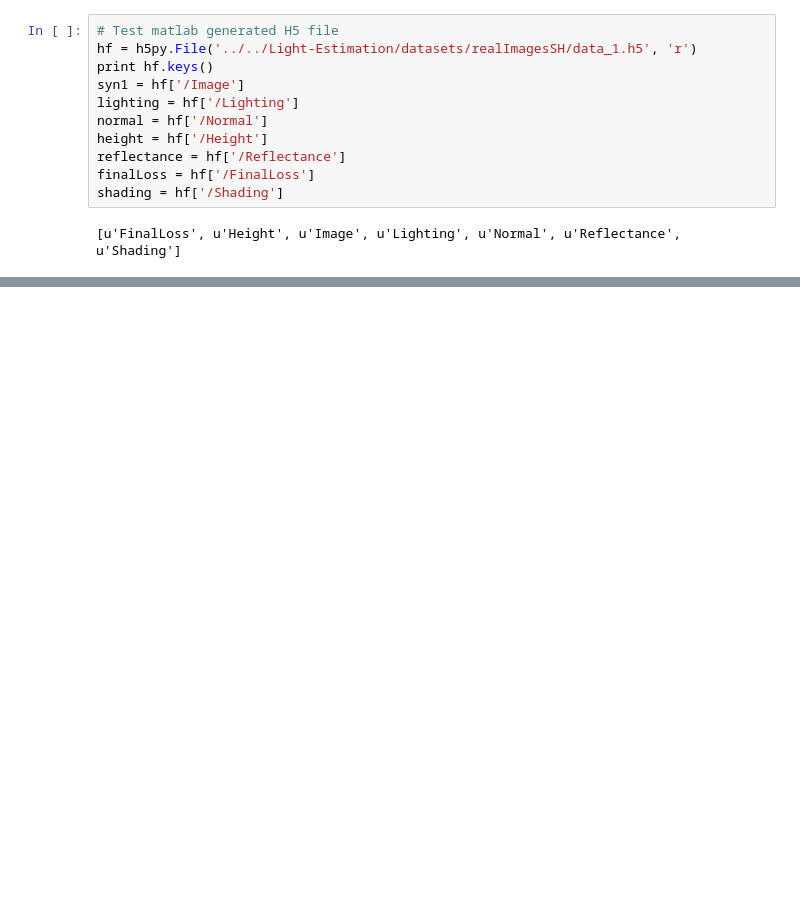
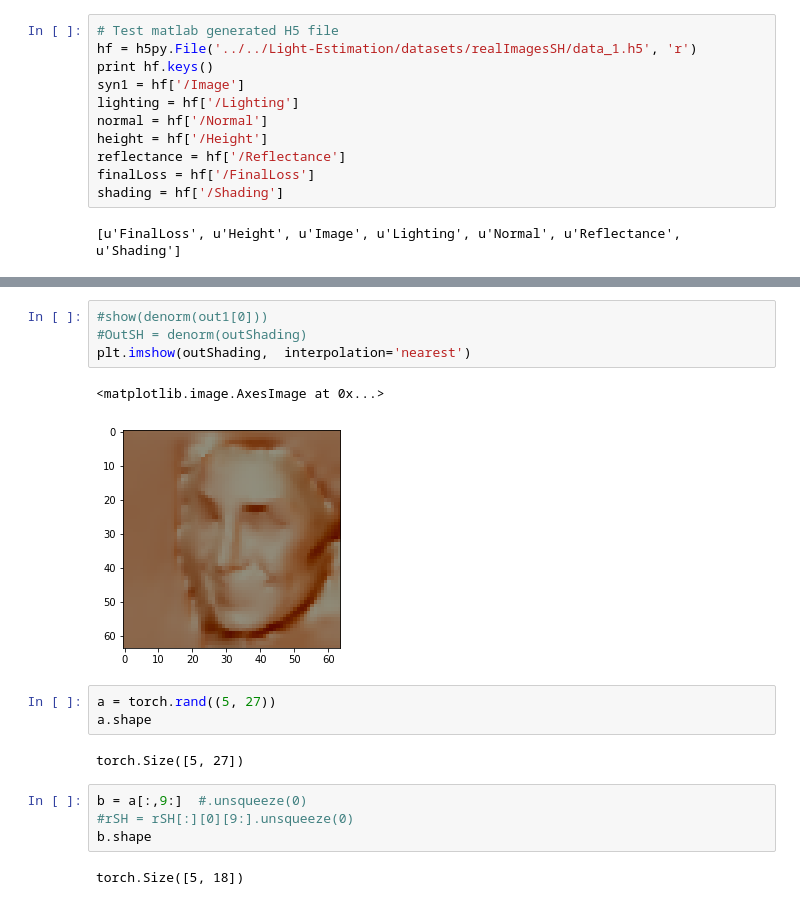
Before and after one commit to bhushan23/Light-Estimation, a Jupyter notebook: LDAN/ShadingFromSH.ipynb, the cells around one changed output, grey strips where cells are left out. Cells and saved outputs as stored; diff of their text form; blank space fills up the shorter version.

```diff
--- a/LDAN/ShadingFromSH.ipynb
+++ b/LDAN/ShadingFromSH.ipynb
@@ -212,0 +258,18 @@ shader(lighting[0], dreal)
+# %%
+#show(denorm(out1[0]))
+#OutSH = denorm(outShading)
+plt.imshow(outShading,  interpolation='nearest')
+# %% [output]
+<matplotlib.image.AxesImage at 0x...>
+[figure, added]
+# %%
+a = torch.rand((5, 27))
+a.shape
+# %% [output]
+torch.Size([5, 27])
+# %%
+b = a[:,9:]  #.unsqueeze(0)
+#rSH = rSH[:][0][9:].unsqueeze(0)
+b.shape
+# %% [output]
+torch.Size([5, 18])
```
Also changed, not shown: parts of 10 cells of this notebook, 1 other file.
